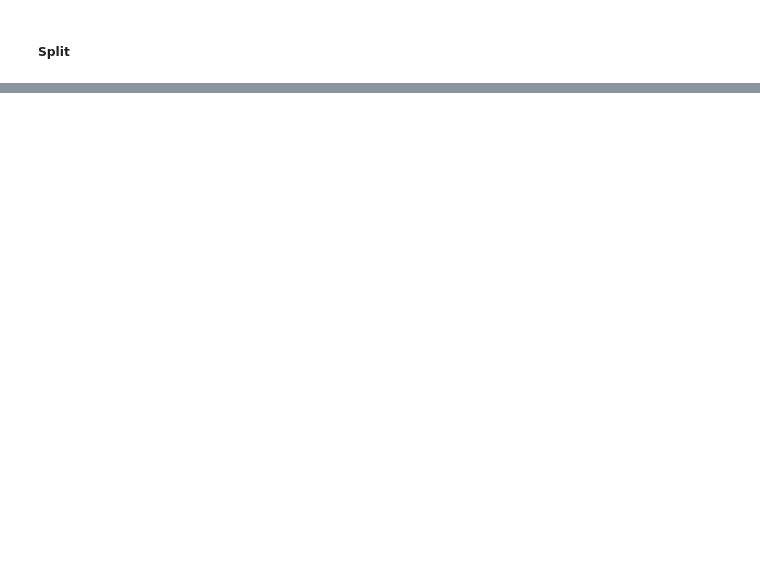
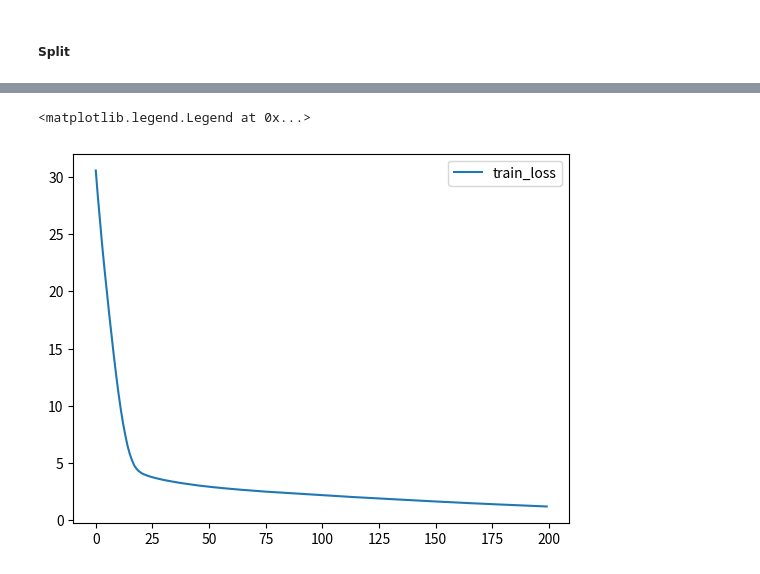
Before and after one commit to JulieKuo/balance_motor, a Jupyter notebook: train.ipynb, the cells around one changed output, grey strips where cells are left out. Cells and saved outputs as stored; diff of their text form; code cells hidden in the pictures; blank space fills up the shorter version.

```diff
--- a/train.ipynb
+++ b/train.ipynb
@@ -389,0 +68,6 @@ pickle.dump(model_f, open(os.path.join(model_detail, "model_f.pkl"), "wb"))
+# %%
+target_vol = ["最終_L側不平衡量", "最終_F側不平衡量"]
+target_angle = ["最終_L側角度", "最終_F側角度"]
+features = df.columns.drop(target_vol + target_angle).to_list()
+features = features[3:]
+features
@@ -389,0 +90,5 @@ pickle.dump(model_f, open(os.path.join(model_detail, "model_f.pkl"), "wb"))
+# %%
+l_df = df[df[target_vol[0]] <= limit_end].reset_index(drop = True)
+f_df = df[df[target_vol[1]] <= limit_end].reset_index(drop = True)
+
+print(f"df: {len(df)}, l_df: {len(l_df)}, f_df: {len(f_df)}")
@@ -389,0 +140,6 @@ pickle.dump(model_f, open(os.path.join(model_detail, "model_f.pkl"), "wb"))
+# %%
+total_scores = total_scores.sort_values([('r2',  'test'), ('mape',  'test'), ('r2',  'train'), ('mape',  'train')], ascending = [False, True, False, True])
+total_scores_l = total_scores[(total_scores[('r2',  'train')] > total_scores[('r2',  'test')]) & (total_scores[('mape',  'train')] < total_scores[('mape',  'test')])]
+if len(total_scores_l) == 0:
+    total_scores_l = total_scores.copy()
+total_scores_l.head(3)
@@ -389,0 +152,8 @@ pickle.dump(model_f, open(os.path.join(model_detail, "model_f.pkl"), "wb"))
+# %%
+best_order = total_scores_l["order"].iloc[0]
+best_score = total_scores_l.iloc[[0]]
+best_score = best_score.drop("order", axis = 1)
+best_score.to_csv(os.path.join(model_path, f"{side}_score.csv"))
+model = total_models[best_order]
+print("L測模型結果")
+best_score
@@ -389,0 +198,6 @@ pickle.dump(model_f, open(os.path.join(model_detail, "model_f.pkl"), "wb"))
+# %%
+plt.plot(model.loss_curve_)
+plt.legend(["train_loss"])
+# %% [output]
+<matplotlib.legend.Legend at 0x...>
+[figure, added]
```
Also changed, not shown: parts of 69 cells of this notebook, 8 other files.
